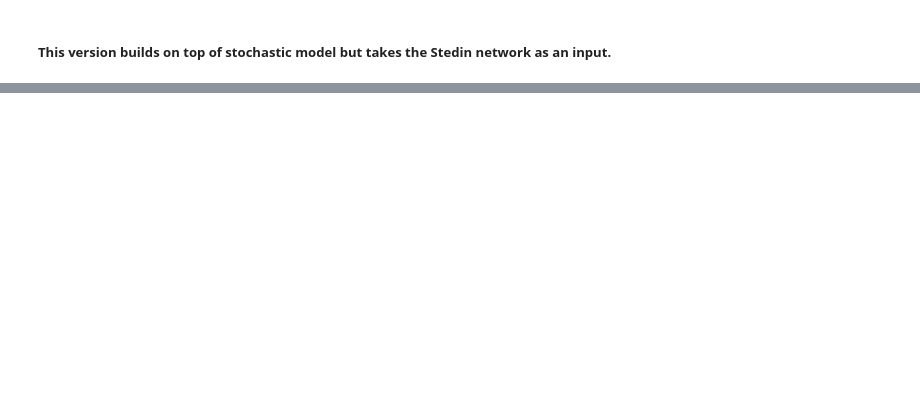
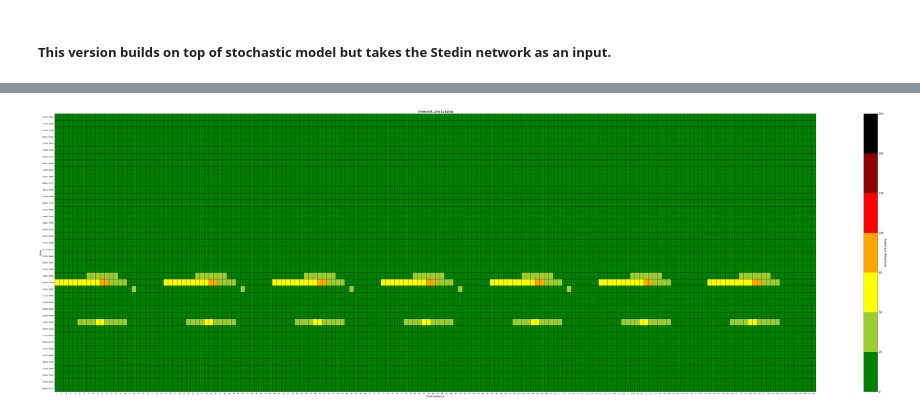
Before and after one commit to filipforro/MasterThesis, a Jupyter notebook: Pyomo/network/test_model_stedin.ipynb, the cells around one changed output, grey strips where cells are left out. Drawn from its saved outputs; the diff is of its cells as text; code cells hidden in the pictures; blank space fills up the shorter version.

```diff
--- a/Pyomo/network/test_model_stedin.ipynb
+++ b/Pyomo/network/test_model_stedin.ipynb
@@ -476,0 +475,16 @@ for k in model.NODES:
+# %%
+plt.figure(figsize=(100,30))
+cmap, norm = mcolors.from_levels_and_colors([0, 25, 50, 80, 100.01, 150, 180, 200], ['green', 'yellowgreen', 'yellow', 'orange','red', 'darkred','black'])
+plt.pcolor(loading.T, cmap=cmap, norm=norm, edgecolors='k', linewidths=1)
+plt.xticks(np.arange(0.5, len(loading.index), 1), loading.index)
+plt.yticks(np.arange(0.5, len(loading.columns), 1), loading.columns)
+plt.title("Vreeswijk Line Loading",fontsize=18)
+plt.xlabel("Time Instance",fontsize=15)
+cb = plt.colorbar()
+cb.set_label("Percentage of Loading",fontsize=15)
+plt.ylabel("Line",fontsize=15)
+cb.ax.tick_params(labelsize=15)
+plt.savefig('loading_week.png', bbox_inches='tight')
+plt.show()
+# %% [output]
+[figure, added]
```
Also changed, not shown: parts of 10 cells of this notebook, 8 other files.
